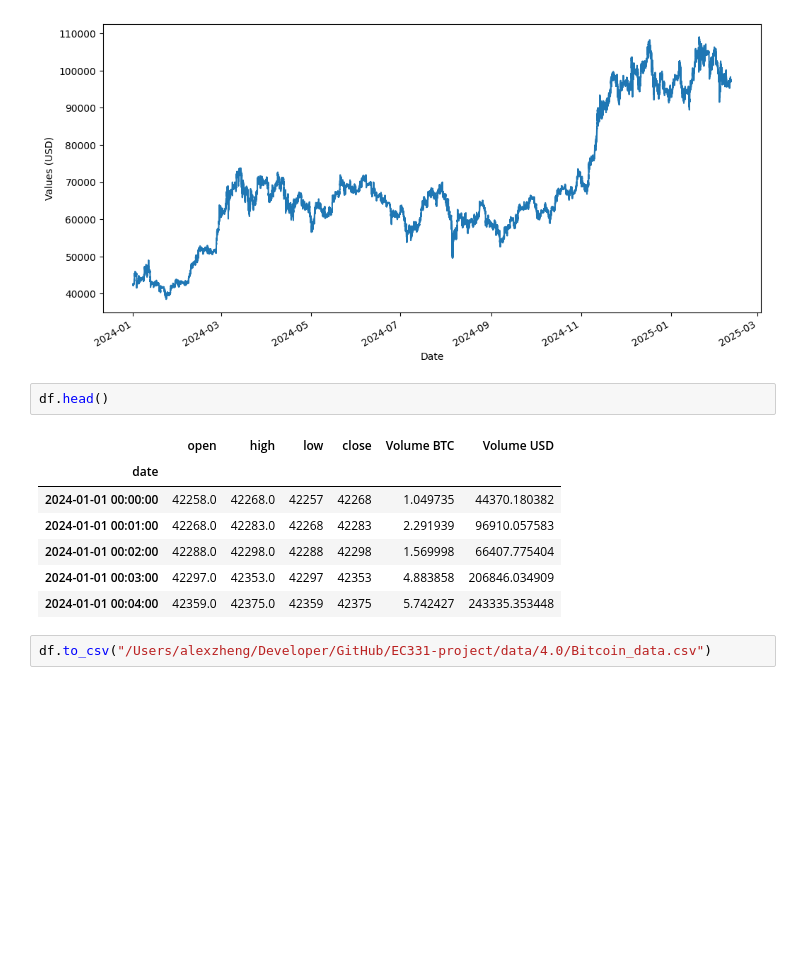
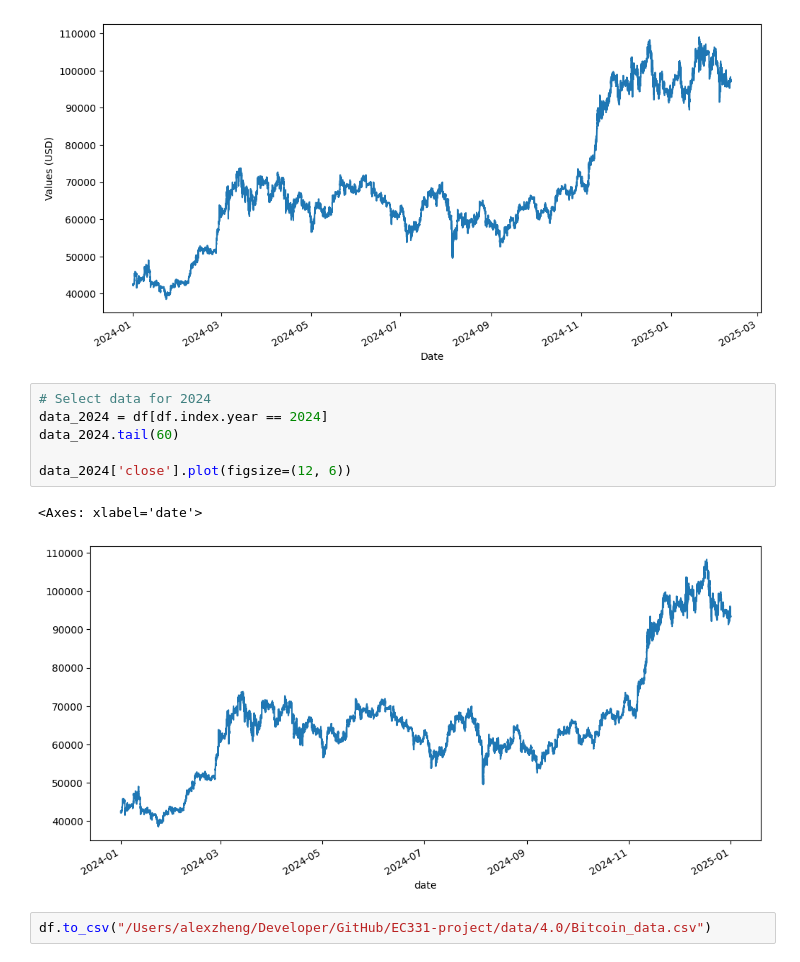
Before and after one commit to alexzheng123/EC331-project, a Jupyter notebook: code/4.0/bitcoin_wrangling.ipynb, the cells around one changed output. Cells and saved outputs as stored; diff of their text form; blank space fills up the shorter version.

```diff
--- a/code/4.0/bitcoin_wrangling.ipynb
+++ b/code/4.0/bitcoin_wrangling.ipynb
@@ -75,15 +75,14 @@ plt.xlabel('Date')
 plt.ylabel('Values (USD)');
 # %% [output]
 [figure]
-# %%
-df.head()
-# %% [output]
-|  | open | high | low | close | Volume BTC | Volume USD |
-| date |  |  |  |  |  |  |
-| 2024-01-01 00:00:00 | 42258.0 | 42268.0 | 42257 | 42268 | 1.049735 | 44370.180382 |
-| 2024-01-01 00:01:00 | 42268.0 | 42283.0 | 42268 | 42283 | 2.291939 | 96910.057583 |
-| 2024-01-01 00:02:00 | 42288.0 | 42298.0 | 42288 | 42298 | 1.569998 | 66407.775404 |
-| 2024-01-01 00:03:00 | 42297.0 | 42353.0 | 42297 | 42353 | 4.883858 | 206846.034909 |
-| 2024-01-01 00:04:00 | 42359.0 | 42375.0 | 42359 | 42375 | 5.742427 | 243335.353448 |
+# %%
+# Select data for 2024
+data_2024 = df[df.index.year == 2024]
+data_2024.tail(60)
+
+data_2024['close'].plot(figsize=(12, 6))
+# %% [output]
+<Axes: xlabel='date'>
+[figure, added]
 # %%
 df.to_csv("/Users/alexzheng/Developer/GitHub/EC331-project/data/4.0/Bitcoin_data.csv")
```
Also changed, not shown: 6 other files.
